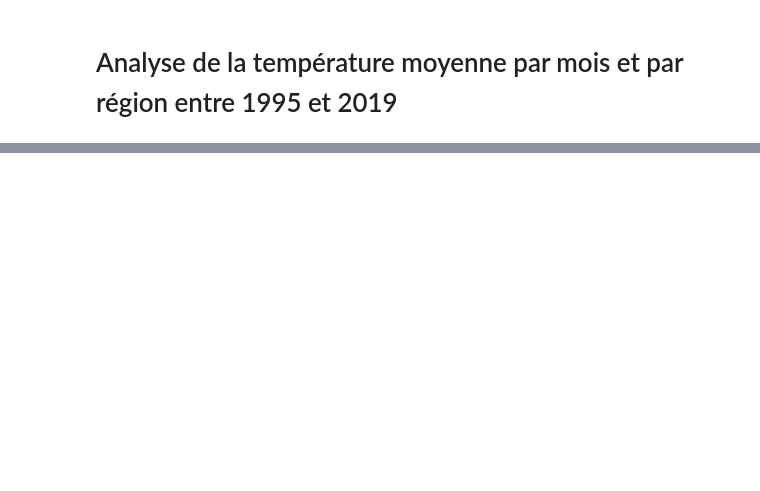
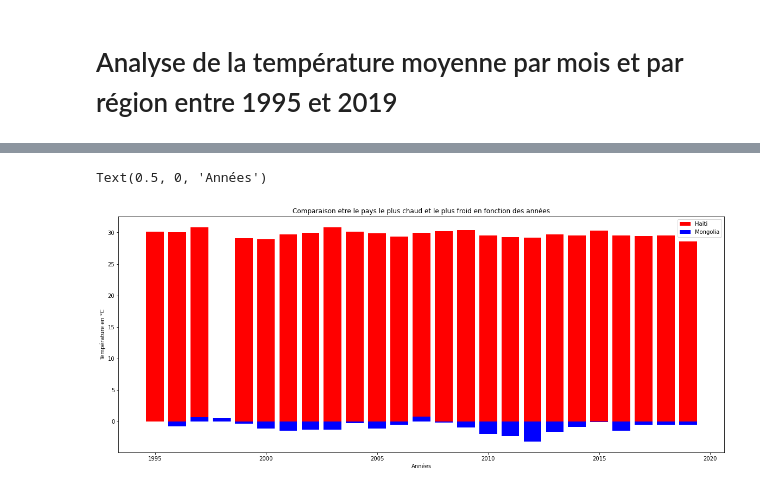
Before and after one commit to KRDavid/climatologie, a Jupyter notebook: notebook.ipynb, the cells around one changed output, grey strips where cells are left out. Cells and saved outputs as stored; diff of their text form; code cells hidden in the pictures; blank space fills up the shorter version.

```diff
--- a/notebook.ipynb
+++ b/notebook.ipynb
@@ -67,0 +112,16 @@ Text(0.5, 0, 'Mois')
+# %%
+data_froid = dataset[["Year", "AvgTemperatureC"]][dataset["Country"].str.contains(dataset_top_froids["Country"][0])].groupby(["Year"])["AvgTemperatureC"].mean().reset_index()
+pays_froid = dataset_top_froids["Country"][0]
+data_chaud = dataset[["Year", "AvgTemperatureC"]][dataset["Country"].str.contains(dataset_top_chauds["Country"][0])].groupby(["Year"])["AvgTemperatureC"].mean().reset_index()
+pays_chaud = dataset_top_chauds["Country"][0]
+# %%
+plt.figure(figsize=(20,8))
+plt.bar(data_chaud["Year"], data_chaud["AvgTemperatureC"], color="red", label=pays_chaud)
+plt.bar(data_froid["Year"], data_froid["AvgTemperatureC"], color="blue", label=pays_froid)
+plt.legend()
+plt.title("Comparaison etre le pays le plus chaud et le plus froid en fonction des années")
+plt.ylabel("Température en °C")
+plt.xlabel("Années")
+# %% [output]
+Text(0.5, 0, 'Années')
+[figure, added]
```
Also changed, not shown: parts of 13 cells of this notebook.
